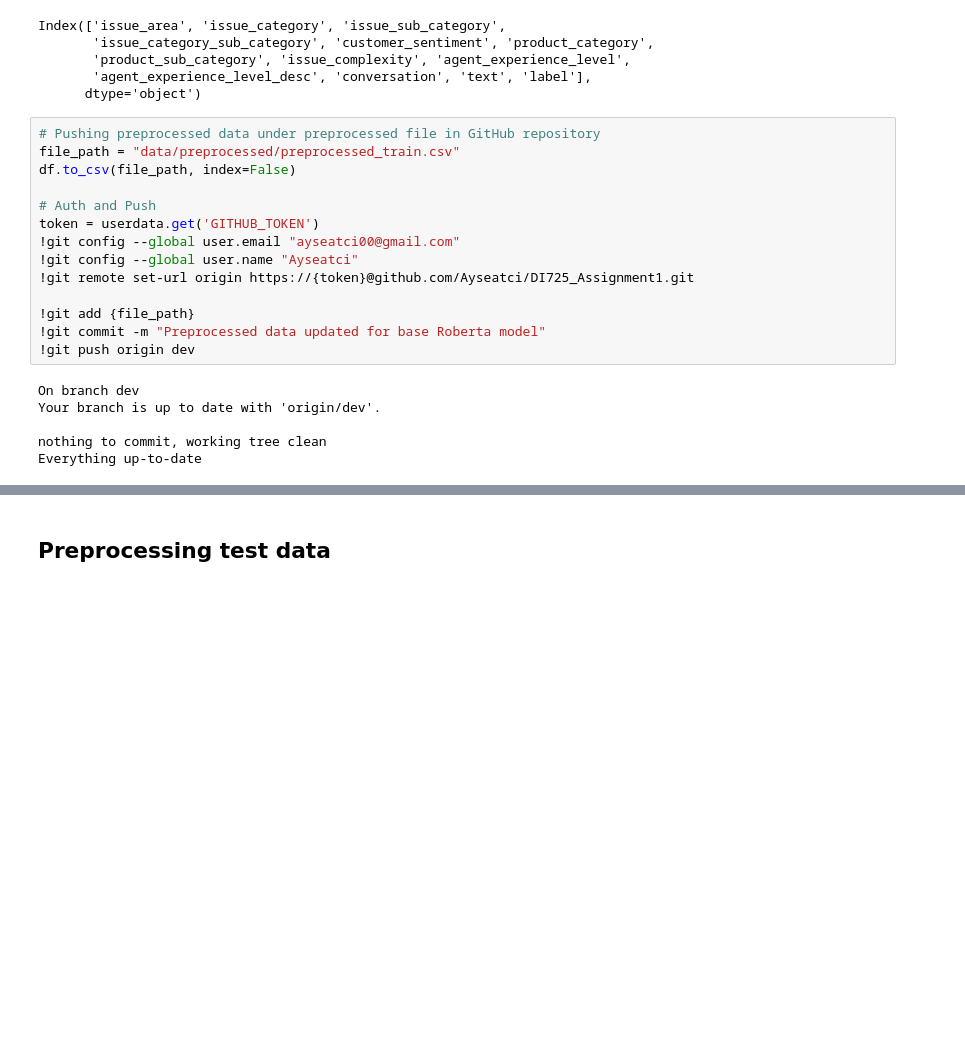
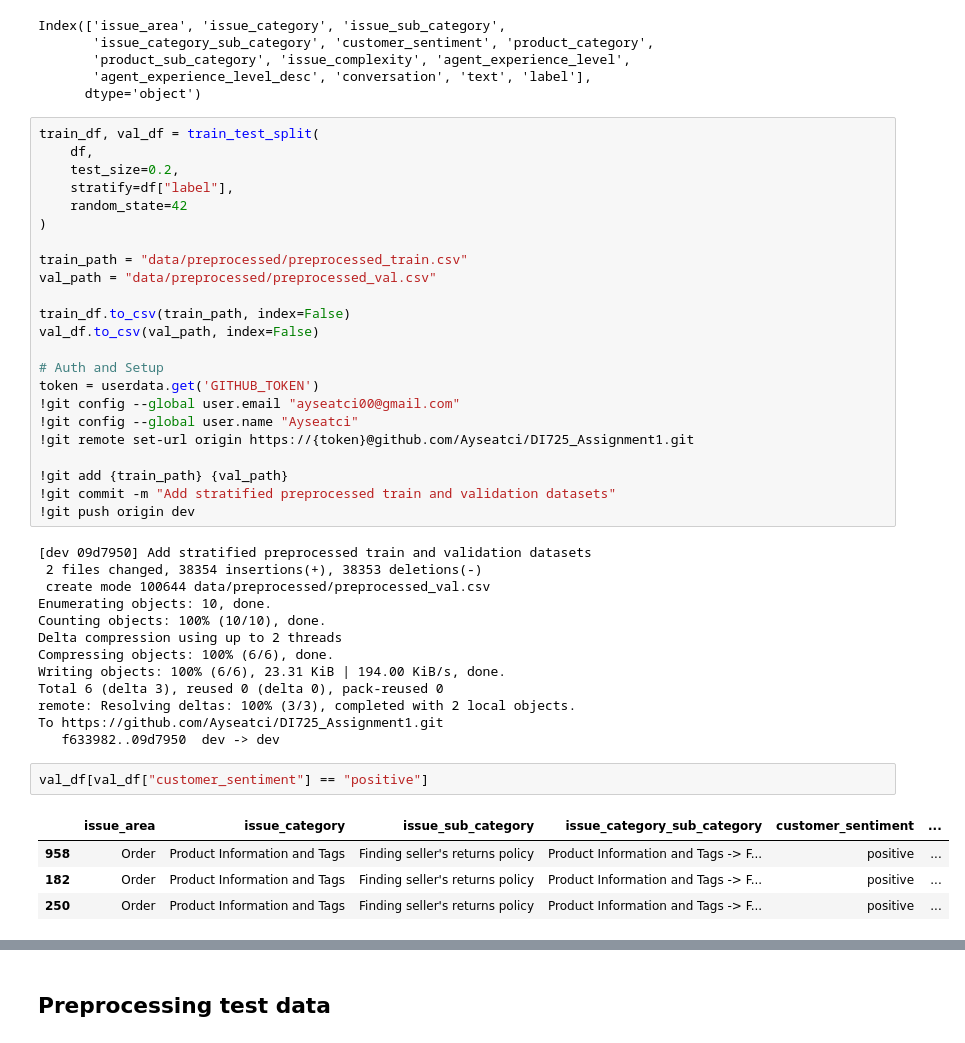
Before and after one commit to Ayseatci/DI725_Assignment1, a Jupyter notebook: notebooks/preprocessing.ipynb, the cells around one changed output, grey strips where cells are left out. Drawn from its saved outputs; the diff is of its cells as text; blank space fills up the shorter version.

Commit message:
Preprcessing step is updated to create the validation dataset externally in a directory

```diff
--- a/notebooks/preprocessing.ipynb
+++ b/notebooks/preprocessing.ipynb
@@ -88,22 +88,45 @@ Index(['issue_area', 'issue_category', 'issue_sub_category',
        'agent_experience_level_desc', 'conversation', 'text', 'label'],
       dtype='object')
 # %%
-# Pushing preprocessed data under preprocessed file in GitHub repository
-file_path = "data/preprocessed/preprocessed_train.csv"
-df.to_csv(file_path, index=False)
+train_df, val_df = train_test_split(
+    df,
+    test_size=0.2,
+    stratify=df["label"],
+    random_state=42
+)
 
-# Auth and Push
+train_path = "data/preprocessed/preprocessed_train.csv"
+val_path = "data/preprocessed/preprocessed_val.csv"
+
+train_df.to_csv(train_path, index=False)
+val_df.to_csv(val_path, index=False)
+
+# Auth and Setup
 token = userdata.get('GITHUB_TOKEN')
 !git config --global user.email "ayseatci00@gmail.com"
 !git config --global user.name "Ayseatci"
 !git remote set-url origin https://{token}@github.com/Ayseatci/DI725_Assignment1.git
 
-!git add {file_path}
-!git commit -m "Preprocessed data updated for base Roberta model"
+!git add {train_path} {val_path}
+!git commit -m "Add stratified preprocessed train and validation datasets"
 !git push origin dev
 # %% [output]
-On branch dev
-Your branch is up to date with 'origin/dev'.
-
-nothing to commit, working tree clean
-Everything up-to-date
+[dev 09d7950] Add stratified preprocessed train and validation datasets
+ 2 files changed, 38354 insertions(+), 38353 deletions(-)
+ create mode 100644 data/preprocessed/preprocessed_val.csv
+Enumerating objects: 10, done.
+Counting objects: 100% (10/10), done.
+Delta compression using up to 2 threads
+Compressing objects: 100% (6/6), done.
+Writing objects: 100% (6/6), 23.31 KiB | 194.00 KiB/s, done.
+Total 6 (delta 3), reused 0 (delta 0), pack-reused 0
+remote: Resolving deltas: 100% (3/3), completed with 2 local objects.
+To https://github.com/Ayseatci/DI725_Assignment1.git
+   f633982..09d7950  dev -> dev
+# %%
+val_df[val_df["customer_sentiment"] == "positive"]
+# %% [output]
+|  | issue_area | issue_category | issue_sub_category | issue_category_sub_category | customer_sentiment | ... |
+| 958 | Order | Product Information and Tags | Finding seller's returns policy | Product Information and Tags -> F... | positive | ... |
+| 182 | Order | Product Information and Tags | Finding seller's returns policy | Product Information and Tags -> F... | positive | ... |
+| 250 | Order | Product Information and Tags | Finding seller's returns policy | Product Information and Tags -> F... | positive | ... |
```
Also changed, not shown: parts of 4 cells of this notebook.
